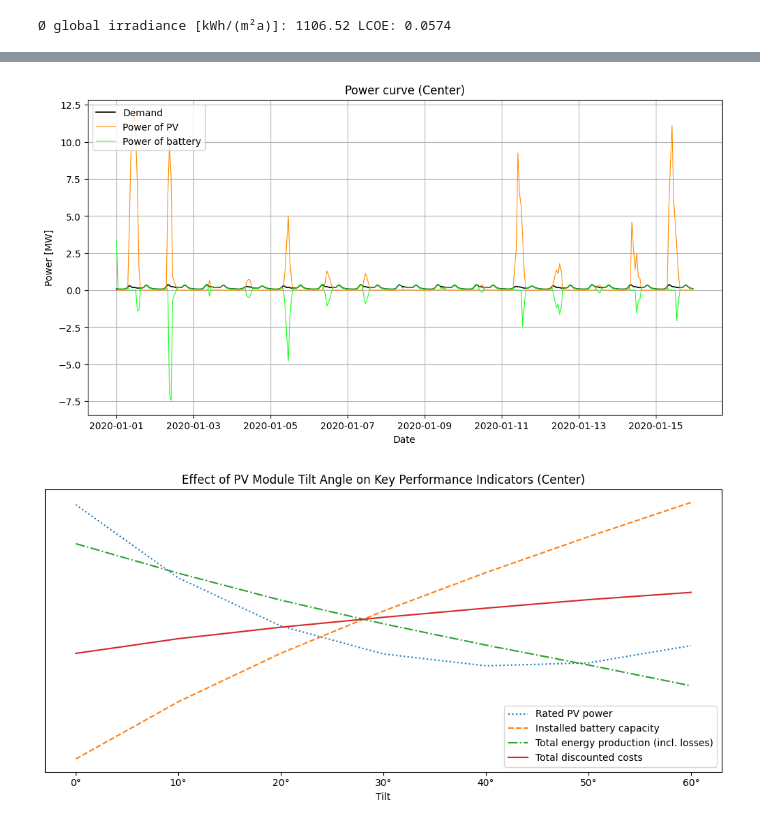
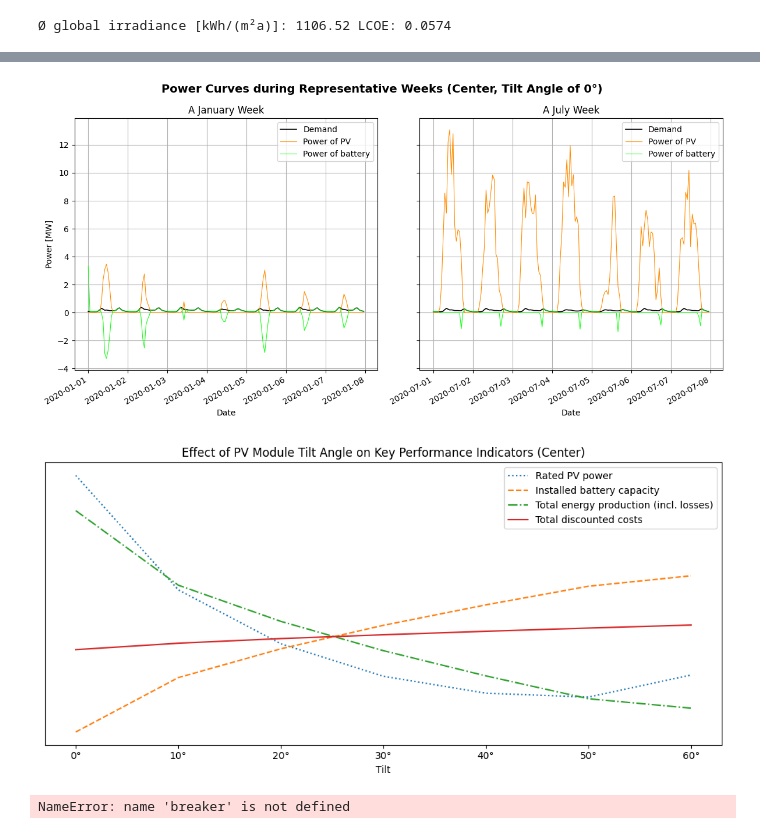
Before and after one commit to Lakim17/SERTS, a Jupyter notebook: pv_batt_opt.ipynb, the cells around one changed output, grey strips where cells are left out. Saved outputs shown, nothing was run; the diff lists cells and outputs as text; code cells hidden in the pictures.

```diff
--- a/pv_batt_opt.ipynb
+++ b/pv_batt_opt.ipynb
@@ -278,6 +277,6 @@ dict_results_NPV = {}
 # %%
 # -- model for calculating PV array generation data
-i_tilt = 6 ####################################################################################
+i_tilt = 0 ####################################################################################
 list_tilt = [0, 10, 20, 30, 40, 50, 60]
 list_str_tilt = ["0°", "10°", "20°", "30°","40°", "50°", "60°"]
 
@@ -415,7 +414,8 @@ else:
 print("Ø global irradiance [kWh/(m²a)]:", irr_pv, "LCOE:", LCOE_pv.round(4))
 
 # - cost battery
-cost_bat = 464 # €/kWh, cost for capacity ~1-10 MWh
+# cost_bat = 464 # €/kWh, cost for capacity ~1-10 MWh
+cost_bat = 380 # €/kWh, cost for capacity >10 MWh
 cost_bat_with_exchange = cost_bat * 1.3 # Frauenhofer: batterie exchange cost = 30 % of first investment (interest respected)
 
 # - factors
@@ -572,32 +578,60 @@ display(df_results_overview.round(2))
 # %%
 # -- visualization of model output
 df_result_for_visualization = df_result.loc[
-    "2020-01-01":"2020-1-15", ("P_pv_model", "P_bat", "P_demand", "loss") # "2020-06-01 00:00:00":"2020-06-12 23:50:00"
+    :, ("P_pv_model", "P_bat", "P_demand", "loss") # "2020-06-01 00:00:00":"2020-06-12 23:50:00"
     ]#.resample("D").mean()
 # df_result_for_visualization = df_result_for_visualization.groupby(df_result_for_visualization.index.time).mean()
 
-x = df_result_for_visualization.index
-y_demand = df_result_for_visualization["P_demand"] / 1e6
-y_pv = df_result_for_visualization["P_pv_model"] / 1e6
-y_bat = df_result_for_visualization["P_bat"] / 1e6
-y_loss = df_result_for_visualization["loss"] / 1e6
-y_sum = y_pv - y_loss + y_bat
+fig, (ax1, ax2) = plt.subplots(nrows=1, ncols=2, figsize=(12, 6), sharey=True)
+fig.suptitle(
+    f"Power Curves during Representative Weeks ({list_str_location[i_location]}, Tilt Angle of {list_str_tilt[i_tilt]})",
+    fontsize=14,
+    fontweight="bold"
+)
+# ax1
+x_ax1 = df_result_for_visualization["2020-01-01":"2020-01-07"].index
+y_demand_ax1 = df_result_for_visualization.loc["2020-01-01":"2020-01-07", "P_demand"] / 1e6
+y_pv_ax1 = df_result_for_visualization.loc["2020-01-01":"2020-01-07", "P_pv_model"] / 1e6
+y_bat_ax1 = df_result_for_visualization.loc["2020-01-01":"2020-01-07", "P_bat"] / 1e6
+y_loss_ax1 = df_result_for_visualization.loc["2020-01-01":"2020-01-07", "loss"] / 1e6
 
-fig, ax1 = plt.subplots(figsize=(12, 6))
-
-ax1.plot(x, y_demand, label="Demand", linewidth=1.2, color="black", alpha=1)
-ax1.plot(x, y_pv, label="Power of PV", linewidth=0.8, color="darkorange", alpha=1)
-ax1.plot(x, y_bat, label="Power of battery", linewidth=0.8, color="lime", alpha=0.9)
+ax1.plot(x_ax1, y_demand_ax1, label="Demand", linewidth=1.2, color="black", alpha=1)
+ax1.plot(x_ax1, y_pv_ax1, label="Power of PV", linewidth=0.8, color="darkorange", alpha=1)
+ax1.plot(x_ax1, y_bat_ax1, label="Power of battery", linewidth=0.8, color="lime", alpha=0.9)
 ax1.set_ylabel("Power [MW]")
 ax1.set_xlabel("Date")
-ax1.legend(loc="upper left")
+ax1.set_title(f"A January Week")
+xticks = ax1.get_xticks()
+ax1.set_xticks(xticks)
+ax1.set_xticklabels(ax1.get_xticklabels(), rotation=30, ha='right')
+ax1.legend()
+ax1.grid(True)
 
-plt.grid(True)
+# ax2
+x_ax2 = df_result_for_visualization["2020-07-01":"2020-07-07"].index
+y_demand_ax2 = df_result_for_visualization.loc["2020-07-01":"2020-07-07", "P_demand"] / 1e6
+y_pv_ax2 = df_result_for_visualization.loc["2020-07-01":"2020-07-07", "P_pv_model"] / 1e6
+y_bat_ax2 = df_result_for_visualization.loc["2020-07-01":"2020-07-07", "P_bat"] / 1e6
+y_loss_ax2 = df_result_for_visualization.loc["2020-07-01":"2020-07-07", "loss"] / 1e6
 
-plt.title(f"Power Curve ({list_str_location[i_location]})")
+ax2.plot(x_ax2, y_demand_ax2, label="Demand", linewidth=1.2, color="black", alpha=1)
+ax2.plot(x_ax2, y_pv_ax2, label="Power of PV", linewidth=0.8, color="darkorange", alpha=1)
+ax2.plot(x_ax2, y_bat_ax2, label="Power of battery", linewidth=0.8, color="lime", alpha=0.9)
+# ax2.set_ylabel("Power [MW]")
+ax2.set_xlabel("Date")
+ax2.set_title(f"A July Week")
+xticks = ax2.get_xticks()
+ax2.set_xticks(xticks)
+ax2.set_xticklabels(ax2.get_xticklabels(), rotation=30, ha='right')
+ax2.legend()
+ax2.grid(True)
+
+plt.tight_layout()
+if i_location == 1:
+    plt.savefig(f"z_figures/Power_Curve_{list_str_location[i_location]}_{list_str_tilt[i_tilt]}.png")
 plt.show()
 # %% [output]
-[figure, old version]
+[figure, new version]
 # %%
 # -- visualization of the result overview for different tilt angles
 if list(df_results_overview.columns) == list_str_tilt:
@@ -623,10 +657,14 @@ if list(df_results_overview.columns) == list_str_tilt:
     plt.legend()
     plt.tight_layout()
 
-    plt.savefig("z_figures/Effect_of_PV_Module_Tilt_Angle_on_Key_Performance_Indicators.png")
+    # plt.savefig("z_figures/Effect_of_PV_Module_Tilt_Angle_on_Key_Performance_Indicators.png")
     plt.show()
 # %% [output]
-[figure, old version]
+[figure, new version]
+# %%
+breaker
+# %% [output]
+NameError: name 'breaker' is not defined
 # %%
 # -- copy-pasted pv-modeling process to compare different tilt angles
 list_tilt = [0, 10, 20, 30, 40, 50, 60]
```
Also changed, not shown: parts of 5 cells of this notebook, 17 other files.
